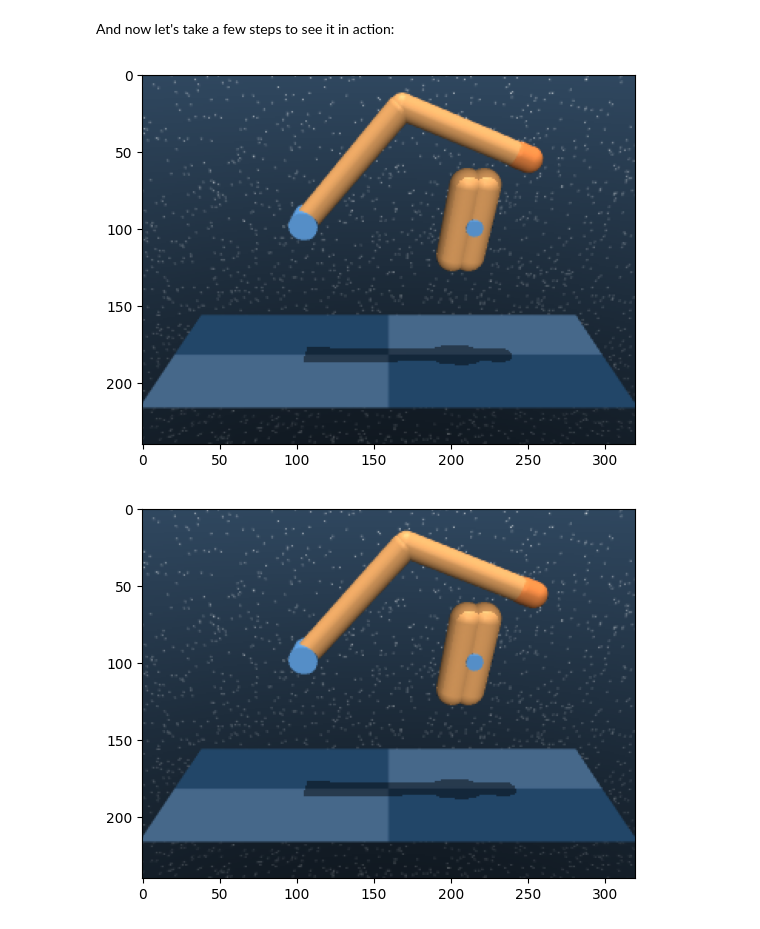
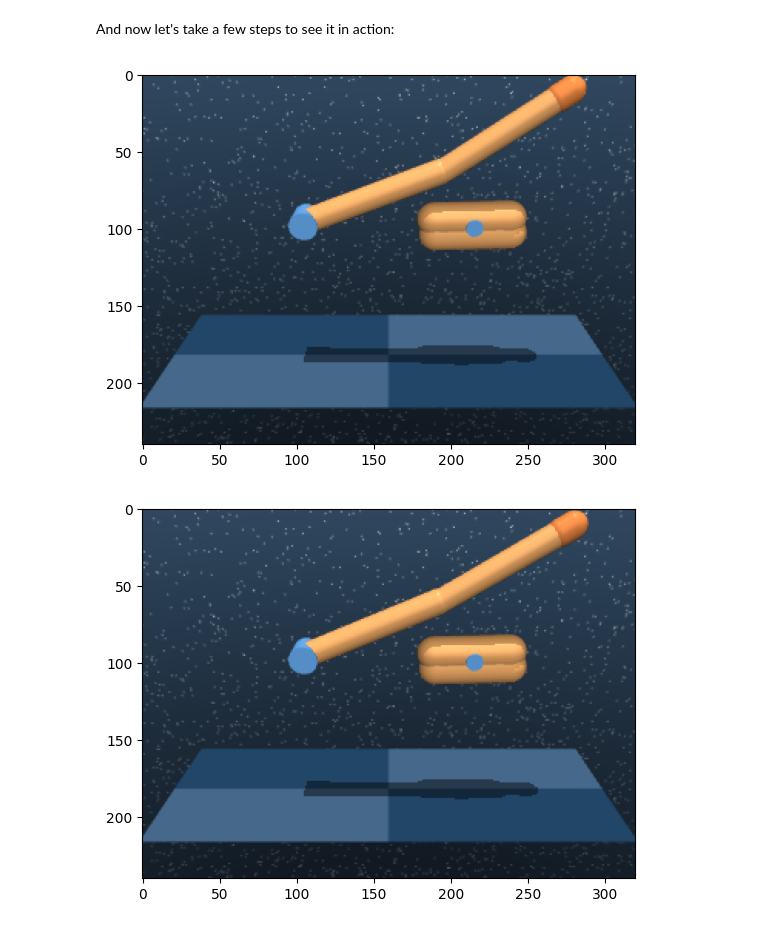
Before and after one commit to automl/CARL, a Jupyter notebook: examples/manually_switch_contexts_with_dm_control.ipynb, the cells around one changed output. Saved outputs shown, nothing was run; the diff lists cells and outputs as text; code cells hidden in the pictures.

```diff
--- a/examples/manually_switch_contexts_with_dm_control.ipynb
+++ b/examples/manually_switch_contexts_with_dm_control.ipynb
@@ -29,9 +29,10 @@ Currently using finger limb lengths 0.17 and 0.16
 # %% [markdown]
 This is how the environment looks with a few random steps.
 # %%
-for _ in range(3):
+for i in range(30):
     action = env.action_space.sample()
     state, reward, terminated, truncated, info = env.step(action=action)
-    plt.figure()
-    render()
+    if i % 10 == 0:
+        plt.figure()
+        render()
 # %% [output]
@@ -52,11 +53,12 @@ Currently using finger limb lengths 0.34 and 0.28
 # %% [markdown]
 And now let's take a few steps to see it in action:
 # %%
-for _ in range(3):
+for i in range(30):
     action = env.action_space.sample()
     state, reward, terminated, truncated, info = env.step(action=action)
-    plt.figure()
-    render()
+    if i % 10 == 0:
+        plt.figure()
+        render()
 # %% [output]
-[figure, old version]
+[figure, new version]
-[figure, old version]
+[figure, new version]
```
Also changed, not shown: parts of 4 cells of this notebook, 2 other files.
